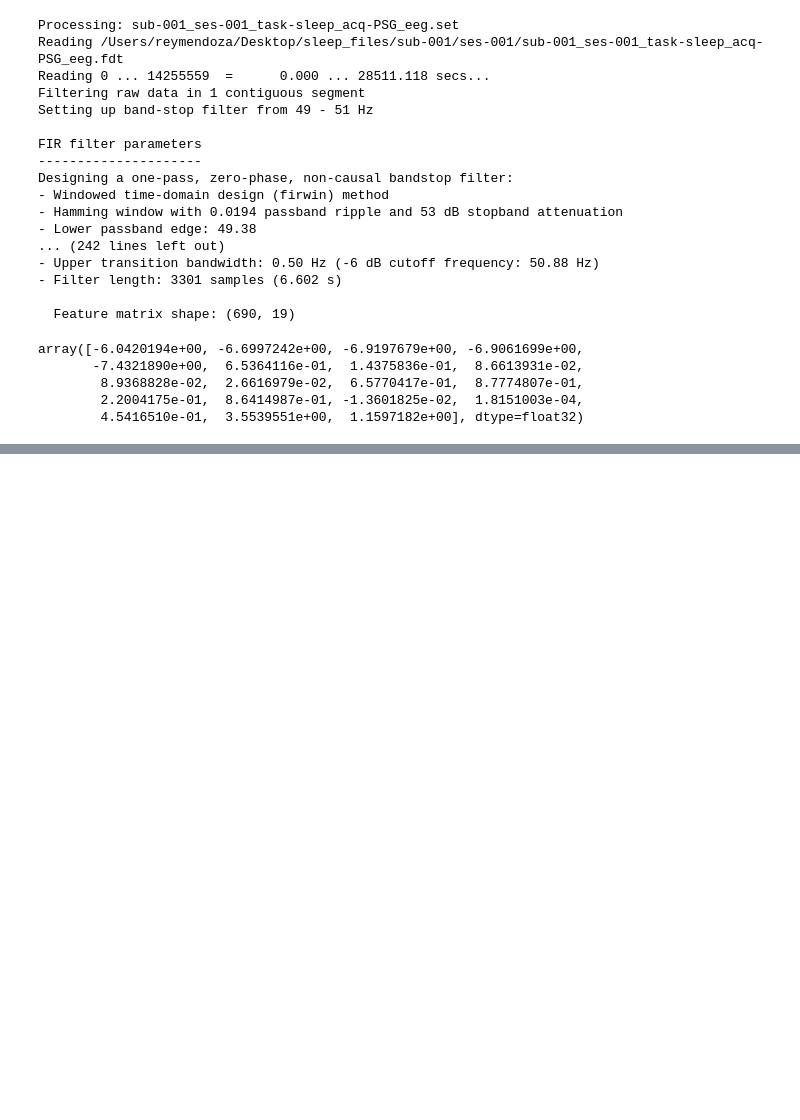
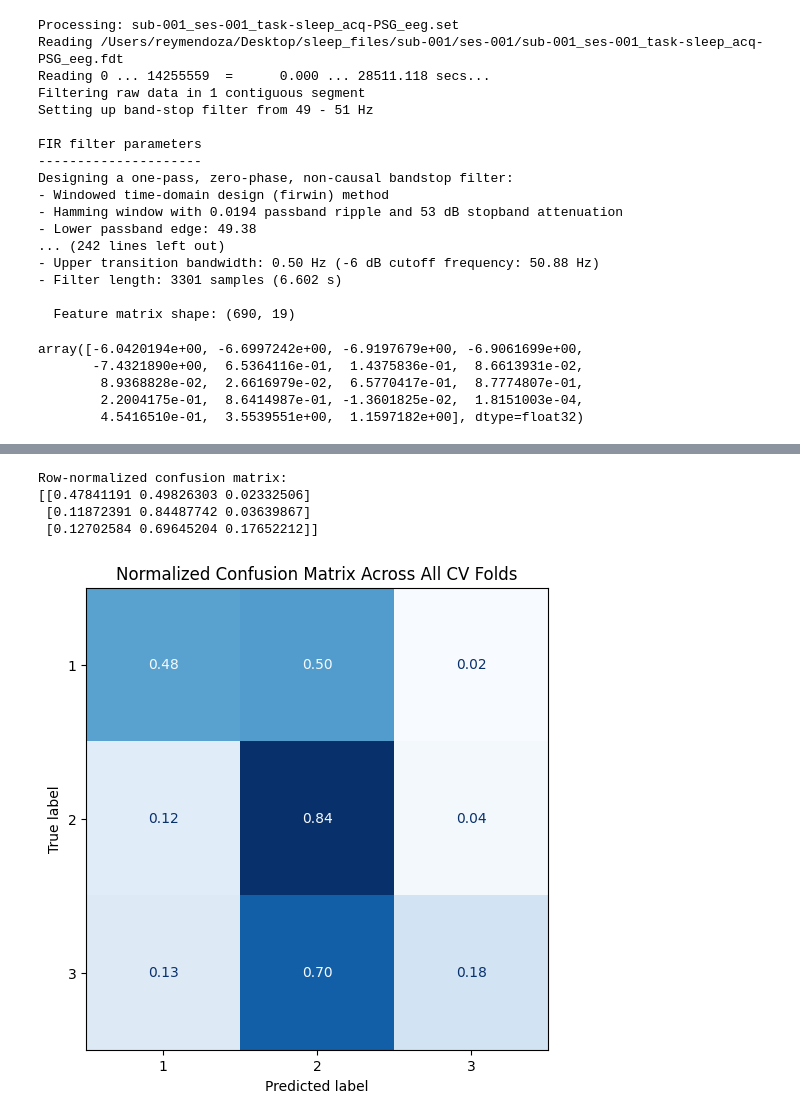
Before and after one commit to reyjm111/Sleep-Stage-Classification, a Jupyter notebook: file_processing.ipynb, the cells around one changed output, grey strips where cells are left out. Drawn from its saved outputs; the diff is of its cells as text; code cells hidden in the pictures; blank space fills up the shorter version.

```diff
--- a/file_processing.ipynb
+++ b/file_processing.ipynb
@@ -68,0 +174,11 @@ for fold, (train_idx, test_idx) in enumerate(cv, y, groups=groups):
+# %%
+# class labels in sorted order
+class_labels = np.unique(y_3class)
+print("\nClassification report:")
+print(classification_report(
+    all_y_true,
+    all_y_pred,
+    labels=class_labels,
+    digits=3,
+    zero_division=0
+))
@@ -68,0 +196,20 @@ for fold, (train_idx, test_idx) in enumerate(cv, y, groups=groups):
+# %%
+# sum confusion matrices across folds
+cm_sum = np.sum(cms, axis=0)
+
+cm_norm = cm_sum.astype(float) / cm_sum.sum(axis=1, keepdims=True)
+
+print("Row-normalized confusion matrix:")
+print(cm_norm)
+
+fig, ax = plt.subplots(figsize=(7, 6))
+disp = ConfusionMatrixDisplay(confusion_matrix=cm_norm, display_labels=class_labels)
+disp.plot(ax=ax, cmap="Blues", values_format=".2f", colorbar=False)
+plt.title("Normalized Confusion Matrix Across All CV Folds")
+plt.show()
+# %% [output]
+Row-normalized confusion matrix:
+[[0.47841191 0.49826303 0.02332506]
+ [0.11872391 0.84487742 0.03639867]
+ [0.12702584 0.69645204 0.17652212]]
+[figure, added]
```
Also changed, not shown: parts of 6 cells of this notebook.
